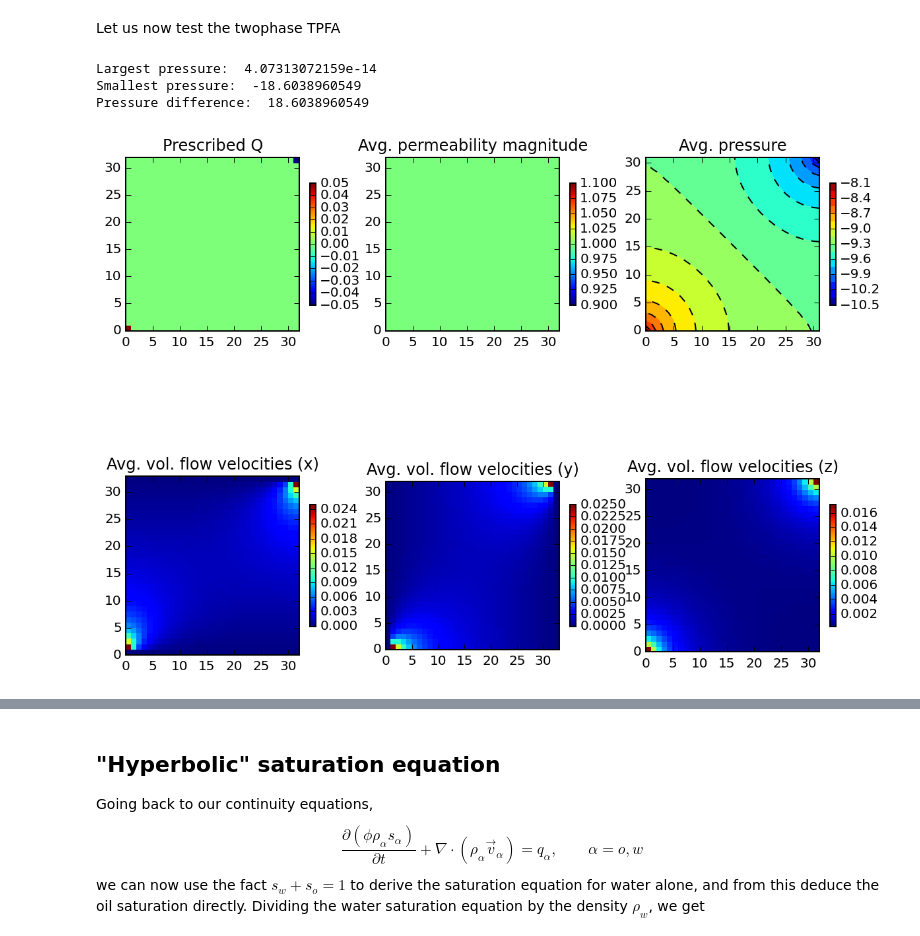
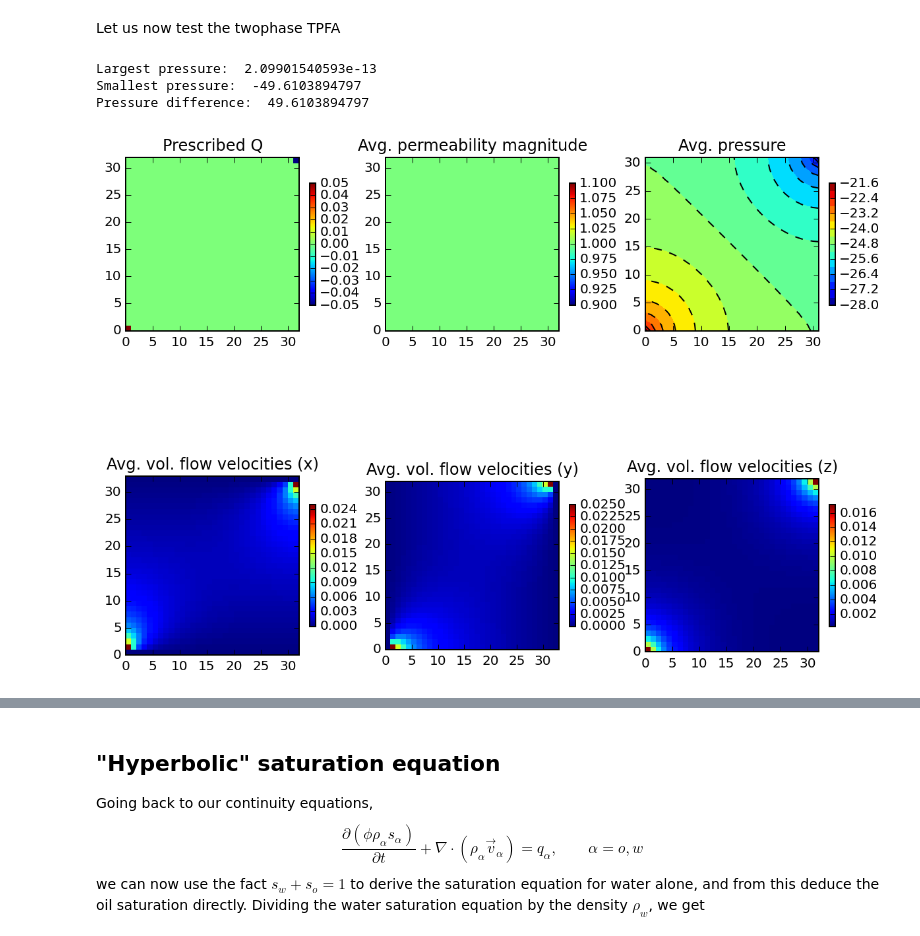
Before and after one commit to babrodtk/python_porous_media, a Jupyter notebook: TwoPoint.ipynb, the cells around one changed output, grey strips where cells are left out. Cells and saved outputs as stored; diff of their text form; code cells hidden in the pictures.

```diff
--- a/TwoPoint.ipynb
+++ b/TwoPoint.ipynb
@@ -204,10 +208,7 @@ def TPFA(grid, K, q):
     # the transmissibilities going into and out of each cell
     diag_vecs = np.vstack([-z2, -y2, -x2, pc+x1+x2+y1+y2+z1+z2, -x1, -y1, -z1])
     diag_index = np.array([-nx*ny, -nx, -1, 0, 1, nx, nx*ny])
-    A = sp.sparse.spdiags(diag_vecs, diag_index, N, N)
-
-    # For efficiency (according to python)
-    A = A.tocsr();
+    A = sp.sparse.spdiags(diag_vecs, diag_index, N, N, format='csr')
 
     # qq = q/rho
     qq = np.reshape(q, (N, 1), order='F')
@@ -532,14 +533,21 @@ def mobilities(s, fluid):
         mu_o: Oil viscosity
     """
 
+    #Find the non-occupied space
+    f = (1.0 - fluid.s_wc - fluid.s_or)
+
     #Compute s*
-    S = (s - fluid.s_wc)/(1.0 - fluid.s_wc - fluid.s_or)
+    S = (s - fluid.s_wc) / f
 
     #Compute the mobilities
     lambda_w = S**2 / fluid.mu_w
     lambda_o = (1-S)**2 / fluid.mu_o
 
-    return [lambda_w, lambda_o]
+    #Compute derivatives of mobilities
+    d_lambda_w = (2.0*S / fluid.mu_w) / f
+    d_lambda_o = (-2.0*(1.0 - S) / fluid.mu_o) / f
+
+    return [lambda_w, lambda_o, d_lambda_w, d_lambda_o]
 # %% [markdown]
 Let us now test the mobilities function to see that it behaves as expected.
 # %%
@@ -593,7 +604,7 @@ def TPFA_twophase(grid, K, q, s, fluid):
         mu_o: Oil viscosity
     """
     # lmda => lambda
-    [lmda_w, lmda_o] = mobilities(s, fluid)
+    [lmda_w, lmda_o, _, _] = mobilities(s, fluid)
     lmda = lmda_w + lmda_o
 
     L = zeros(K.shape)
@@ -639,13 +650,13 @@ def test_TPFA_twophase(K, s, mu_w, mu_o):
 # %%
 #Should not be the same as single phase flow (oil present)
 K = np.ones((3, 32, 32, 20))
-s = np.zeros((32, 32, 20))*0.5
+s = np.ones((32, 32, 20))*0.5
 test_TPFA_twophase(K, s, 1.0, 0.5);
 # %% [output]
-Largest pressure:  4.07313072159e-14
-Smallest pressure:  -18.6038960549
-Pressure difference:  18.6038960549
+Largest pressure:  2.09901540593e-13
+Smallest pressure:  -49.6103894797
+Pressure difference:  49.6103894797
-[figure, old version]
+[figure, new version]
 # %%
 #Should be the same as single phase flow (no oil present)
 K = np.ones((3, 32, 32, 20))
```
Also changed, not shown: parts of 20 cells of this notebook.
